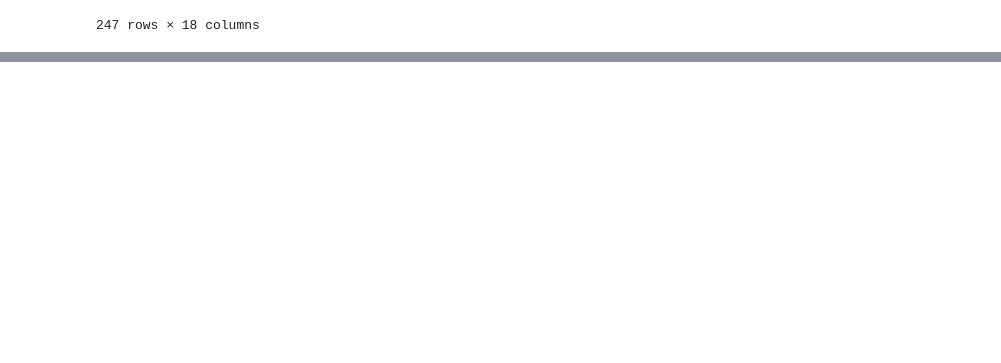
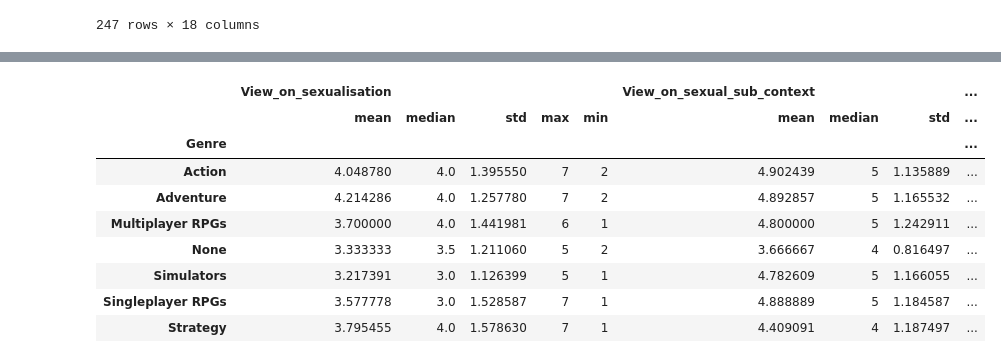
Before and after one commit to DenysMelnyk6/Sexuality-in-Video-games, a Jupyter notebook: Sexuality_analysis.ipynb, the cells around one changed output, grey strips where cells are left out. Cells and saved outputs as stored; diff of their text form; code cells hidden in the pictures; blank space fills up the shorter version.

```diff
--- a/Sexuality_analysis.ipynb
+++ b/Sexuality_analysis.ipynb
@@ -302,0 +344,13 @@ data
+# %%
+genres_exploded.groupby('Genre')['View_on_sexualisation', 'View_on_sexual_sub_context'].agg(['mean','median','std','max','min'])
+# %% [output]
+|  | View_on_sexualisation |  |  |  |  | View_on_sexual_sub_context |  |  | ... |
+|  | mean | median | std | max | min | mean | median | std | ... |
+| Genre |  |  |  |  |  |  |  |  | ... |
+| Action | 4.048780 | 4.0 | 1.395550 | 7 | 2 | 4.902439 | 5 | 1.135889 | ... |
+| Adventure | 4.214286 | 4.0 | 1.257780 | 7 | 2 | 4.892857 | 5 | 1.165532 | ... |
+| Multiplayer RPGs | 3.700000 | 4.0 | 1.441981 | 6 | 1 | 4.800000 | 5 | 1.242911 | ... |
+| None | 3.333333 | 3.5 | 1.211060 | 5 | 2 | 3.666667 | 4 | 0.816497 | ... |
+| Simulators | 3.217391 | 3.0 | 1.126399 | 5 | 1 | 4.782609 | 5 | 1.166055 | ... |
+| Singleplayer RPGs | 3.577778 | 3.0 | 1.528587 | 7 | 1 | 4.888889 | 5 | 1.184587 | ... |
+| Strategy | 3.795455 | 4.0 | 1.578630 | 7 | 1 | 4.409091 | 4 | 1.187497 | ... |
```
Also changed, not shown: parts of 5 cells of this notebook.
